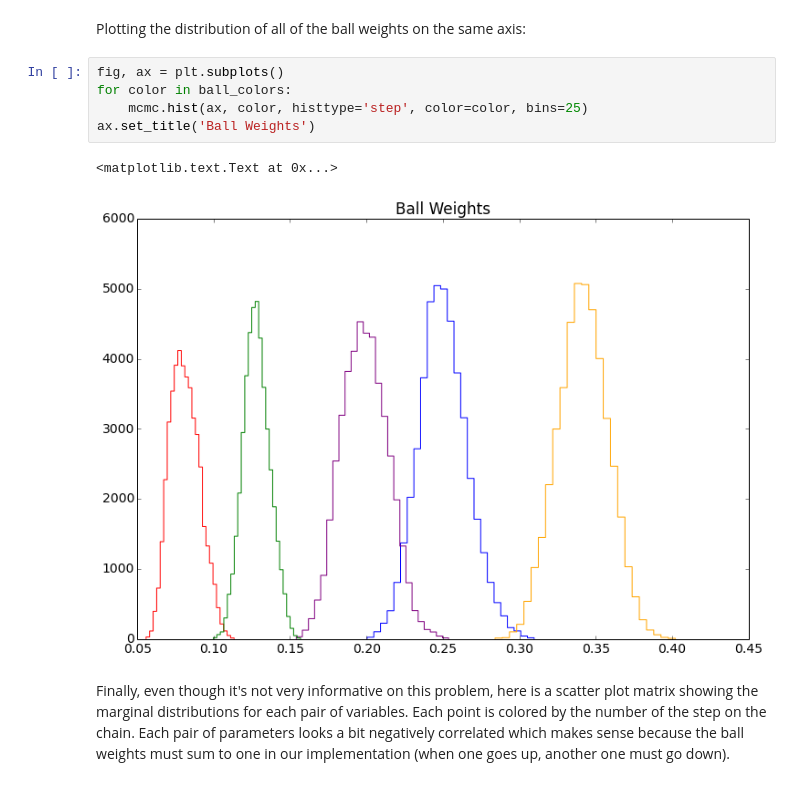
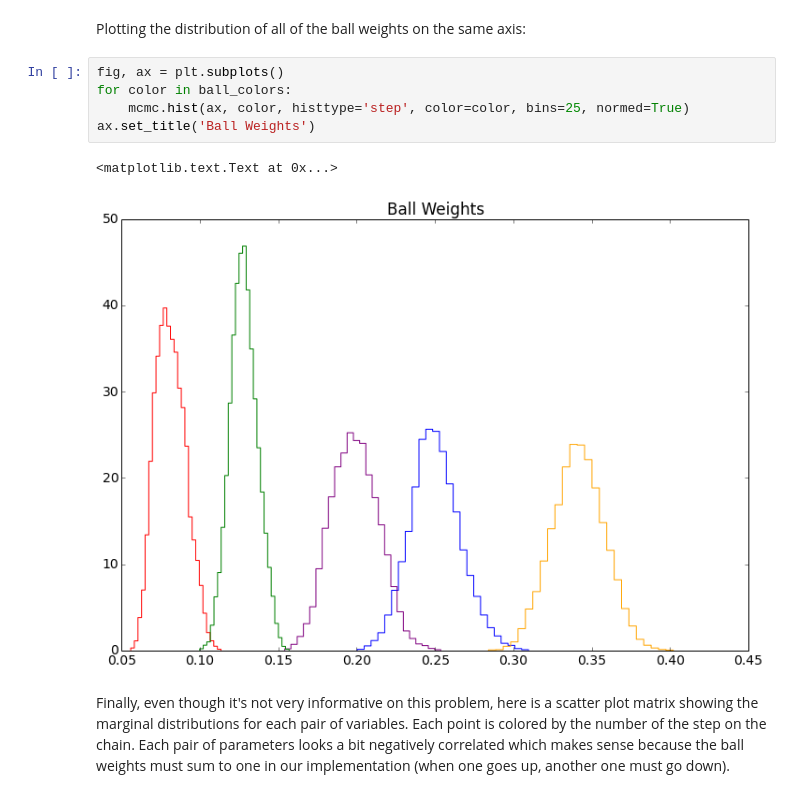
Before and after one commit to ronaldokun/Scientific-Computing, a Jupyter notebook: Group 04-25-14 In Class.ipynb, the cells around one changed output. Cells and saved outputs as stored; diff of their text form.

```diff
--- a/Group 04-25-14 In Class.ipynb
+++ b/Group 04-25-14 In Class.ipynb
@@ -398,11 +398,11 @@ Plotting the distribution of all of the ball weights on the same axis:
 # %%
 fig, ax = plt.subplots()
 for color in ball_colors:
-    mcmc.hist(ax, color, histtype='step', color=color, bins=25)
+    mcmc.hist(ax, color, histtype='step', color=color, bins=25, normed=True)
 ax.set_title('Ball Weights')
 # %% [output]
 <matplotlib.text.Text at 0x...>
-[figure, old version]
+[figure, new version]
 # %% [markdown]
 Finally, even though it's not very informative on this problem, here is a scatter plot matrix showing the marginal distributions for each pair of variables. Each point is colored by the number of the step on the chain. Each pair of parameters looks a bit negatively correlated which makes sense because the ball weights must sum to one in our implementation (when one goes up, another one must go down).
 # %%
```
